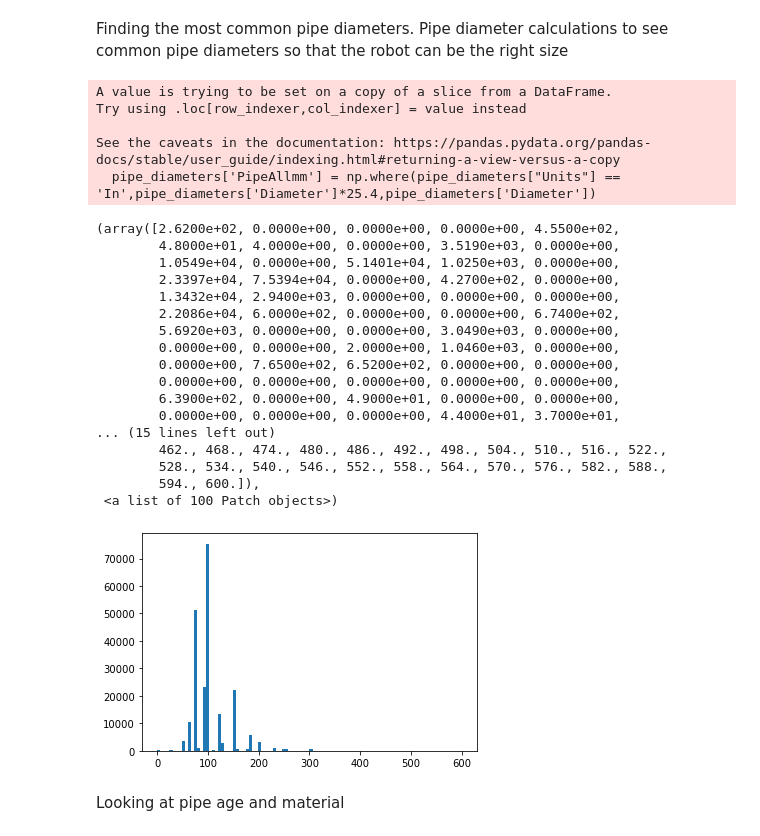
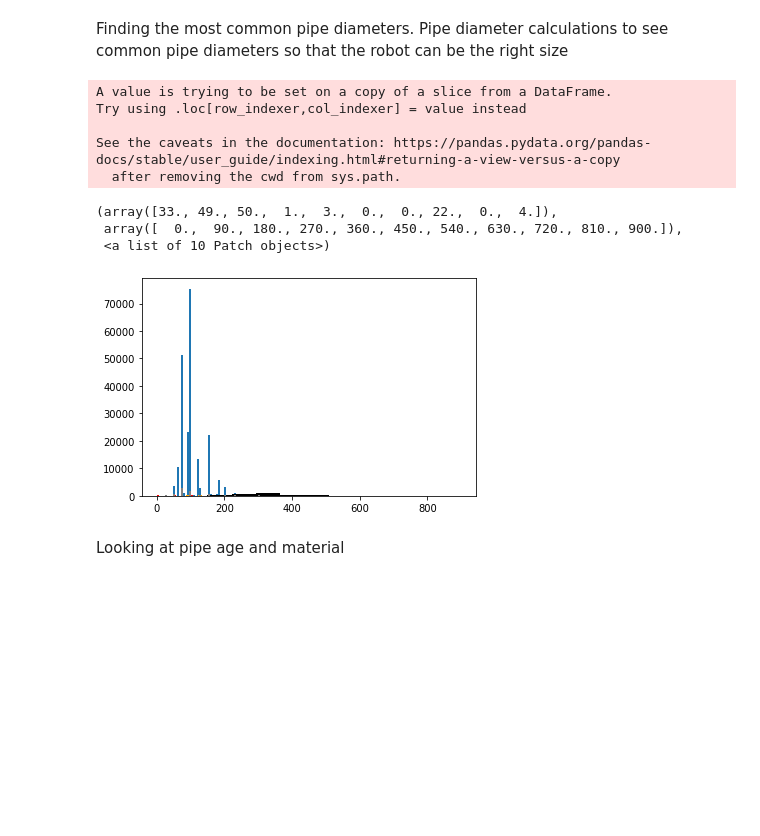
Before and after one commit to OP439/Futures, a Jupyter notebook: WessexWaterData/DatasetInvestigation.ipynb, the cells around one changed output. Drawn from its saved outputs; the diff is of its cells as text; code cells hidden in the pictures; blank space fills up the shorter version.

```diff
--- a/WessexWaterData/DatasetInvestigation.ipynb
+++ b/WessexWaterData/DatasetInvestigation.ipynb
@@ -12,58 +12,44 @@ Pipe diameter calculations to see common pipe diameters so that the robot can be
 pipe_diameters = data[["Diameter","Units", "pipeType"]]
 ## convert from inches to mm where the unit column is inches
 pipe_diameters['PipeAllmm'] = np.where(pipe_diameters["Units"] == 'In',pipe_diameters['Diameter']*25.4,pipe_diameters['Diameter'])
 ## find max pipe diameter to create better graphs
 ## outlier is a raw water main that transports water from source to treatment facility - can be ignored for this project
 max_pipe_diameter = pipe_diameters['PipeAllmm'].max()
 max_pipe_diameter_index = pipe_diameters['PipeAllmm'].idxmax()
 ## remove raw water mains as these are of no interest to us - we are focused on post treatment distribution
 # pipe_diameters = pipe_diameters[pipe_diameters.pipeType != "Raw Water Main"] ##leave this in for now
 # max_pipe_diameter = pipe_diameters['PipeAllmm'].max()
 # max_pipe_diameter_index = pipe_diameters['PipeAllmm'].idxmax()
 #### Separate by pipe types - two main types trunk and distribution , others are washout, private, proposed, abandoned, raw
 
 distribution_diameters = pipe_diameters[pipe_diameters.pipeType == "Distribution Main"]
 trunk_diameters = pipe_diameters[pipe_diameters.pipeType == "Trunk Main"]
 raw_water_diameters = pipe_diameters[pipe_diameters.pipeType == "Raw Water Main"]
 washout_diameters = pipe_diameters[pipe_diameters.pipeType == "Washout Main - Potab"]
 private_diameters = pipe_diameters[pipe_diameters.pipeType == "Private Main"]
 proposed_diameters = pipe_diameters[pipe_diameters.pipeType == "Proposed Main"]
 abandoned_diameters = pipe_diameters[pipe_diameters.pipeType == "Abandoned Main"]
 
 ## create histogram
 #comment all but one to see individually
 
 plt.hist(distribution_diameters['PipeAllmm'], bins=100)
-# plt.hist(trunk_diameters['PipeAllmm'],color='black')
-# plt.hist(washout_diameters['PipeAllmm'],color='green')
-# plt.hist(private_diameters['PipeAllmm'], color ='red', bins = 100)
-# plt.hist(proposed_diameters['PipeAllmm'], color='orange')
-# plt.hist(abandoned_diameters['PipeAllmm'],color='grey')
-# plt.hist(raw_water_diameters['PipeAllmm'],color='pink')
+plt.hist(trunk_diameters['PipeAllmm'],color='black')
+plt.hist(washout_diameters['PipeAllmm'],color='green')
+plt.hist(private_diameters['PipeAllmm'], color ='red', bins = 100)
+plt.hist(proposed_diameters['PipeAllmm'], color='orange')
+plt.hist(abandoned_diameters['PipeAllmm'],color='grey', bins=100)
+plt.hist(raw_water_diameters['PipeAllmm'],color='pink')
 # %% [output]
 A value is trying to be set on a copy of a slice from a DataFrame.
 Try using .loc[row_indexer,col_indexer] = value instead
 
 See the caveats in the documentation: https://pandas.pydata.org/pandas-docs/stable/user_guide/indexing.html#returning-a-view-versus-a-copy
-  pipe_diameters['PipeAllmm'] = np.where(pipe_diameters["Units"] == 'In',pipe_diameters['Diameter']*25.4,pipe_diameters['Diameter'])
+  after removing the cwd from sys.path.
-(array([2.6200e+02, 0.0000e+00, 0.0000e+00, 0.0000e+00, 4.5500e+02,
-        4.8000e+01, 4.0000e+00, 0.0000e+00, 3.5190e+03, 0.0000e+00,
-        1.0549e+04, 0.0000e+00, 5.1401e+04, 1.0250e+03, 0.0000e+00,
-        2.3397e+04, 7.5394e+04, 0.0000e+00, 4.2700e+02, 0.0000e+00,
-        1.3432e+04, 2.9400e+03, 0.0000e+00, 0.0000e+00, 0.0000e+00,
-        2.2086e+04, 6.0000e+02, 0.0000e+00, 0.0000e+00, 6.7400e+02,
-        5.6920e+03, 0.0000e+00, 0.0000e+00, 3.0490e+03, 0.0000e+00,
-        0.0000e+00, 0.0000e+00, 2.0000e+00, 1.0460e+03, 0.0000e+00,
-        0.0000e+00, 7.6500e+02, 6.5200e+02, 0.0000e+00, 0.0000e+00,
-        0.0000e+00, 0.0000e+00, 0.0000e+00, 0.0000e+00, 0.0000e+00,
-        6.3900e+02, 0.0000e+00, 4.9000e+01, 0.0000e+00, 0.0000e+00,
-        0.0000e+00, 0.0000e+00, 0.0000e+00, 4.4000e+01, 3.7000e+01,
-... (15 lines left out)
-        462., 468., 474., 480., 486., 492., 498., 504., 510., 516., 522.,
-        528., 534., 540., 546., 552., 558., 564., 570., 576., 582., 588.,
-        594., 600.]),
- <a list of 100 Patch objects>)
+(array([33., 49., 50.,  1.,  3.,  0.,  0., 22.,  0.,  4.]),
+ array([  0.,  90., 180., 270., 360., 450., 540., 630., 720., 810., 900.]),
+ <a list of 10 Patch objects>)
-[figure, old version]
+[figure, new version]
 # %% [markdown]
 Looking at pipe age and material
 # %%
```
Also changed, not shown: parts of 9 cells of this notebook.
